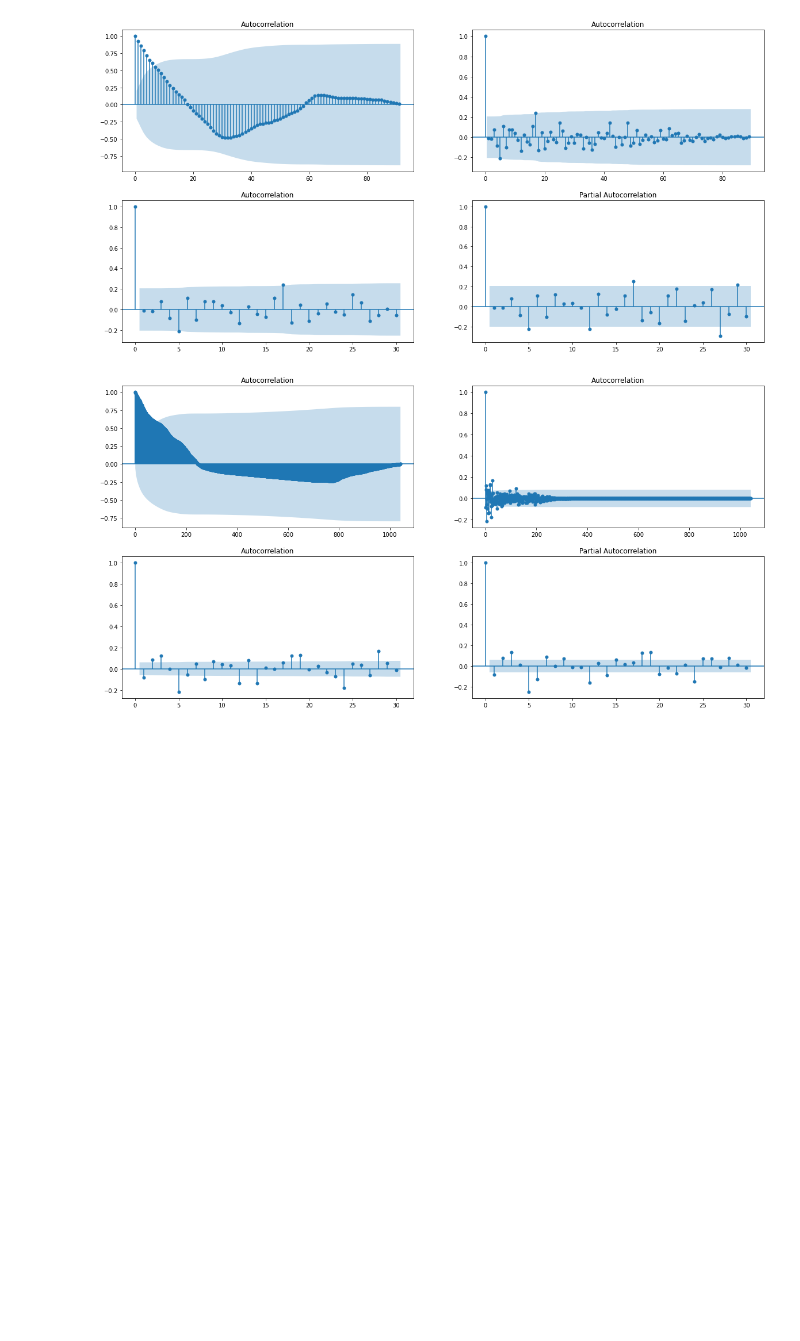
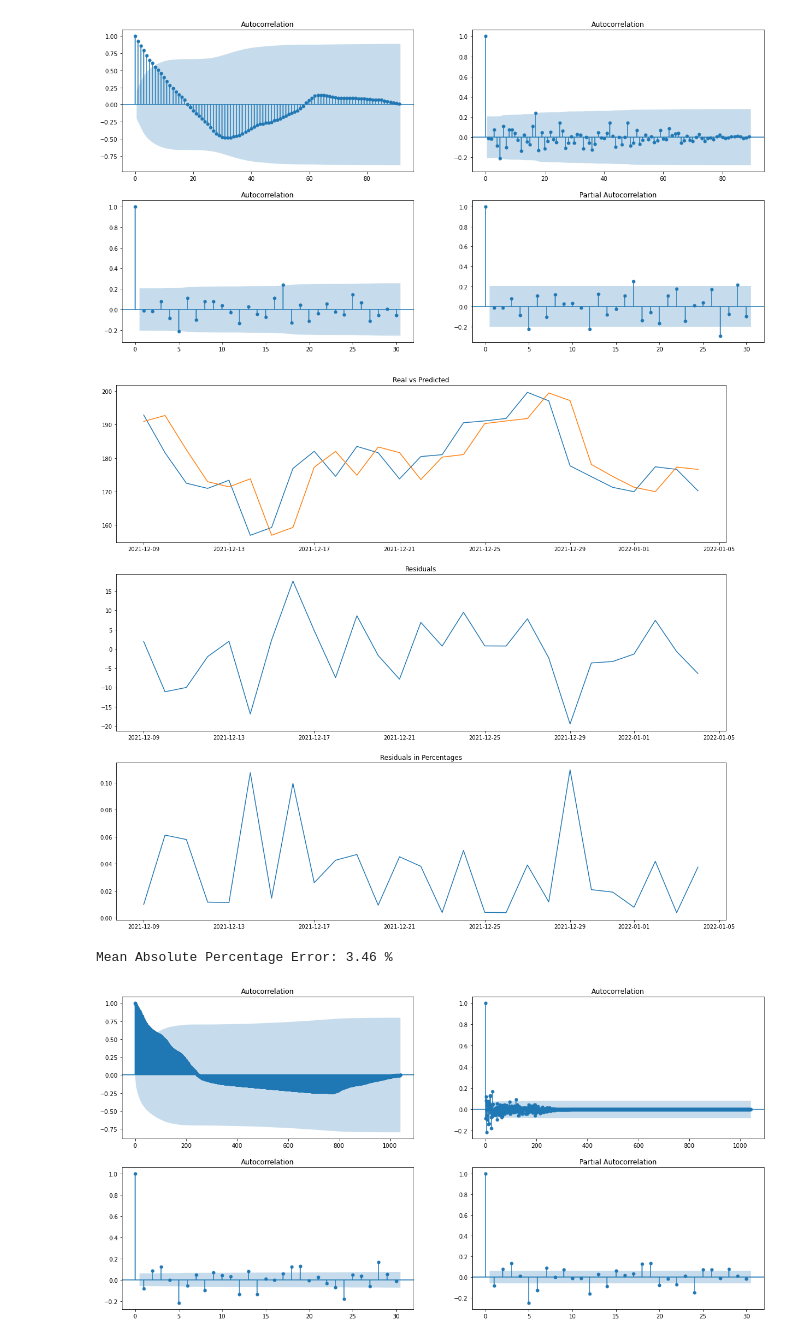
Before and after one commit to nabebako/Crypto-Price-Prediction-Model, a Jupyter notebook: arima.ipynb, the cells around one changed output. Saved outputs shown, nothing was run; the diff lists cells and outputs as text; code cells hidden in the pictures; blank space fills up the shorter version.

```diff
--- a/arima.ipynb
+++ b/arima.ipynb
@@ -199,6 +199,23 @@ plot_pacf(df_sol.diff().dropna(), lags = 30, ax = axes[1, 1])
 plt.show()
 # %% [output]
 [figure]
+# %%
+sol_rolling = rolling_forecast(df_sol)
+# %%
+fig, axes = plt.subplots(3, 1, sharex = 'none', figsize = (20, 18))
+doge_residuals = sol_rolling['real'] - sol_rolling['pred']
+axes[0].plot(sol_rolling['real'], label  = 'Real')
+axes[0].plot(sol_rolling['pred'], label = 'Predicted')
+axes[0].set_title('Real vs Predicted')
+axes[1].plot(doge_residuals)
+axes[1].set_title('Residuals')
+axes[2].plot(abs(doge_residuals / sol_rolling['real']))
+axes[2].set_title('Residuals in Percentages')
+plt.show()
+print('Mean Absolute Percentage Error:', round(np.mean(abs(doge_residuals / sol_rolling['real'])), 4) * 100, '%')
+# %% [output]
+[figure, added]
+Mean Absolute Percentage Error: 3.46 %
 # %%
 fig, axes = plt.subplots(2, 2, sharex = 'none', figsize = (20, 10))
 plot_acf(df_doge, lags = len(df_doge) - 1, ax = axes[0, 0])
```
Also changed, not shown: 1 other file.
